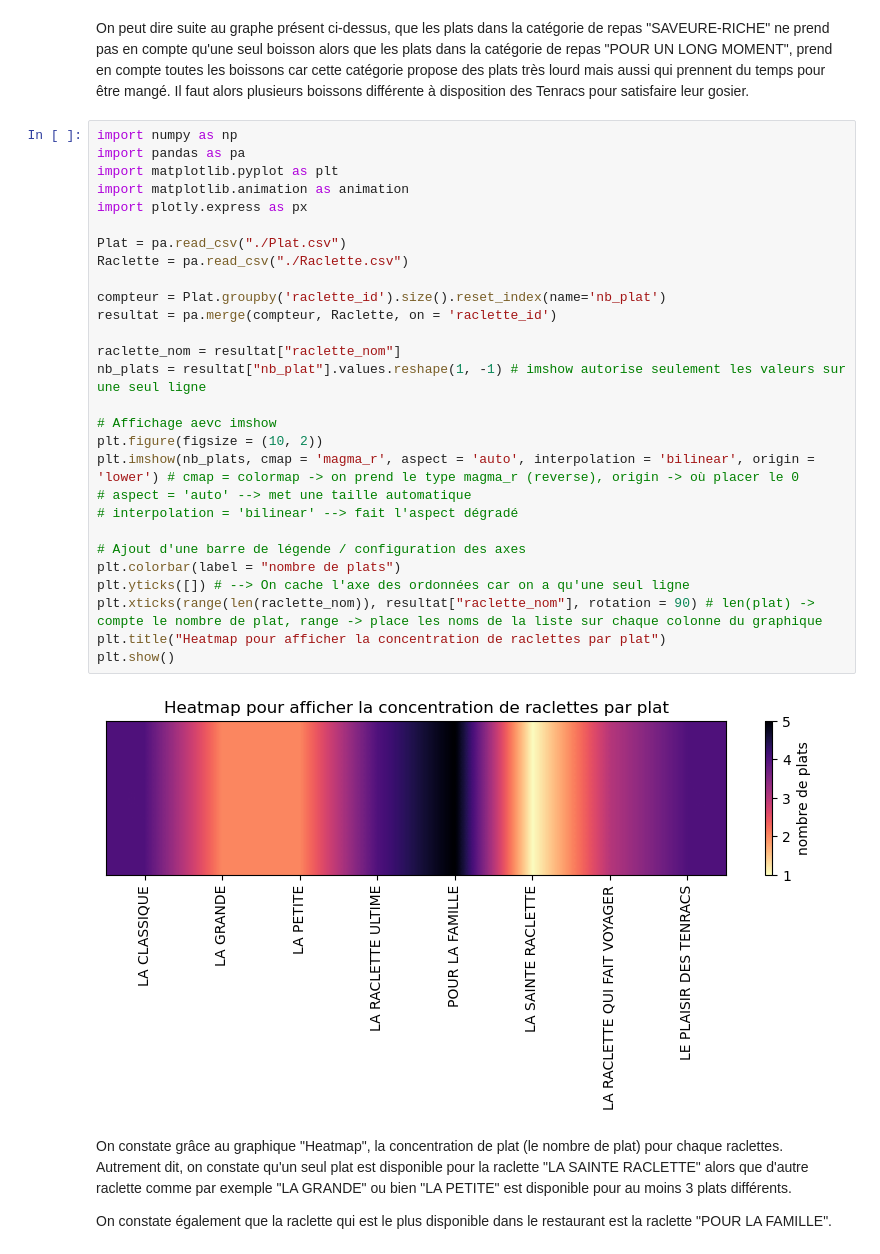
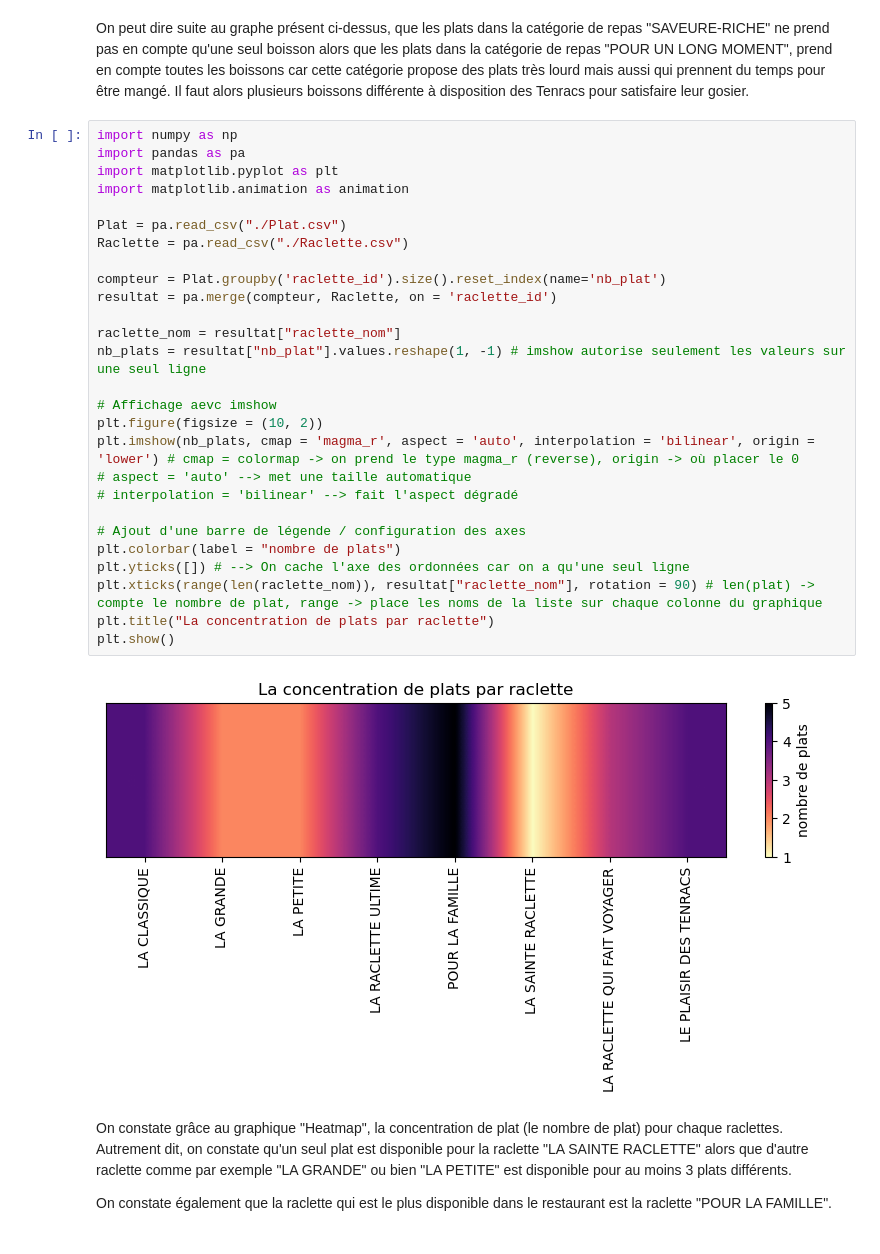
Before and after one commit to Alexandre-SBEGHEN/BUT-SAE2.04-Tenrac, a Jupyter notebook: python/SAE2.04.ipynb, the cells around one changed output. Drawn from its saved outputs; the diff is of its cells as text.

```diff
--- a/python/SAE2.04.ipynb
+++ b/python/SAE2.04.ipynb
@@ -68,33 +68,32 @@ On peut dire suite au graphe présent ci-dessus, que les plats dans la catégori
 # %%
 import numpy as np
 import pandas as pa
 import matplotlib.pyplot as plt
 import matplotlib.animation as animation
-import plotly.express as px
 
 Plat = pa.read_csv("./Plat.csv")
 Raclette = pa.read_csv("./Raclette.csv")
 
 compteur = Plat.groupby('raclette_id').size().reset_index(name='nb_plat')
 resultat = pa.merge(compteur, Raclette, on = 'raclette_id')
 
 raclette_nom = resultat["raclette_nom"]
 nb_plats = resultat["nb_plat"].values.reshape(1, -1) # imshow autorise seulement les valeurs sur une seul ligne
 
 # Affichage aevc imshow
 plt.figure(figsize = (10, 2))
 plt.imshow(nb_plats, cmap = 'magma_r', aspect = 'auto', interpolation = 'bilinear', origin = 'lower') # cmap = colormap -> on prend le type magma_r (reverse), origin -> où placer le 0
 # aspect = 'auto' --> met une taille automatique
 # interpolation = 'bilinear' --> fait l'aspect dégradé
 
 # Ajout d'une barre de légende / configuration des axes
 plt.colorbar(label = "nombre de plats")
 plt.yticks([]) # --> On cache l'axe des ordonnées car on a qu'une seul ligne
 plt.xticks(range(len(raclette_nom)), resultat["raclette_nom"], rotation = 90) # len(plat) -> compte le nombre de plat, range -> place les noms de la liste sur chaque colonne du graphique
-plt.title("Heatmap pour afficher la concentration de raclettes par plat")
+plt.title("La concentration de plats par raclette")
 plt.show()
 # %% [output]
-[figure, old version]
+[figure, new version]
 # %% [markdown]
 On constate grâce au graphique "Heatmap", la concentration de plat (le nombre de plat) pour chaque raclettes.
 Autrement dit, on constate qu'un seul plat est disponible pour la raclette "LA SAINTE RACLETTE" alors que d'autre raclette comme par exemple "LA GRANDE" ou bien "LA PETITE" est disponible pour au moins 3 plats différents.
```
Also changed, not shown: parts of 2 cells of this notebook.
